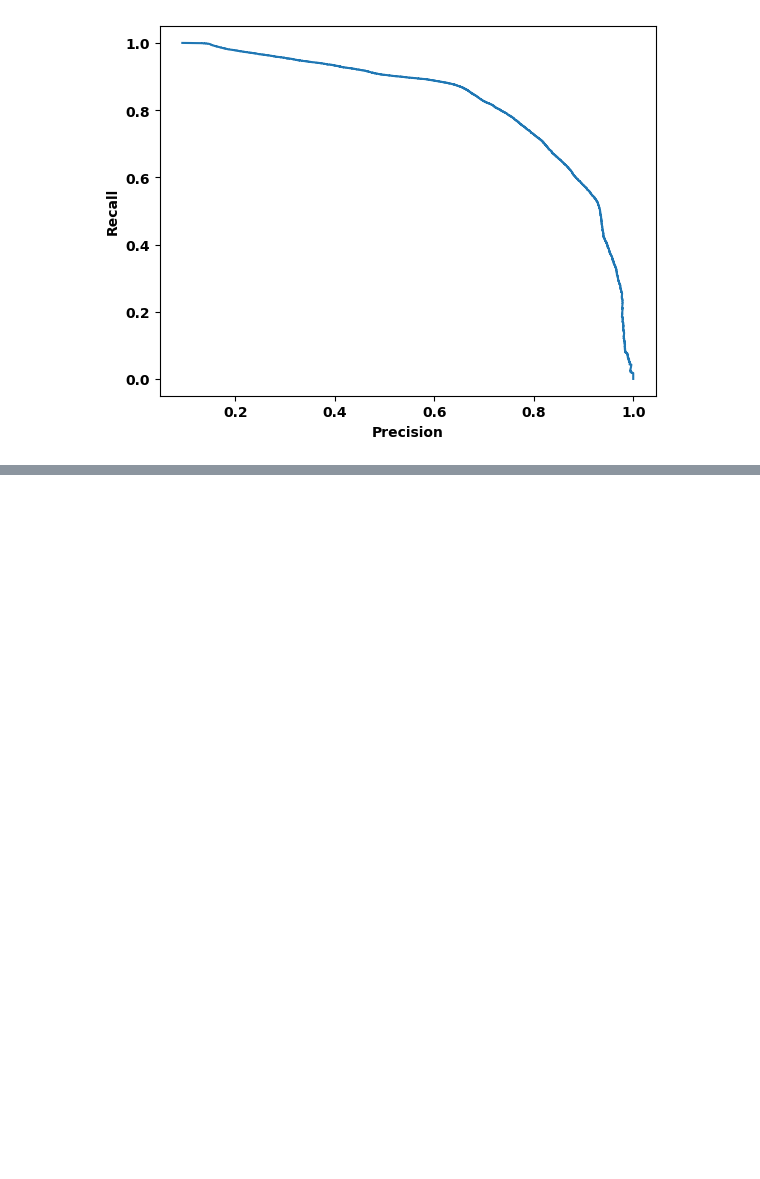
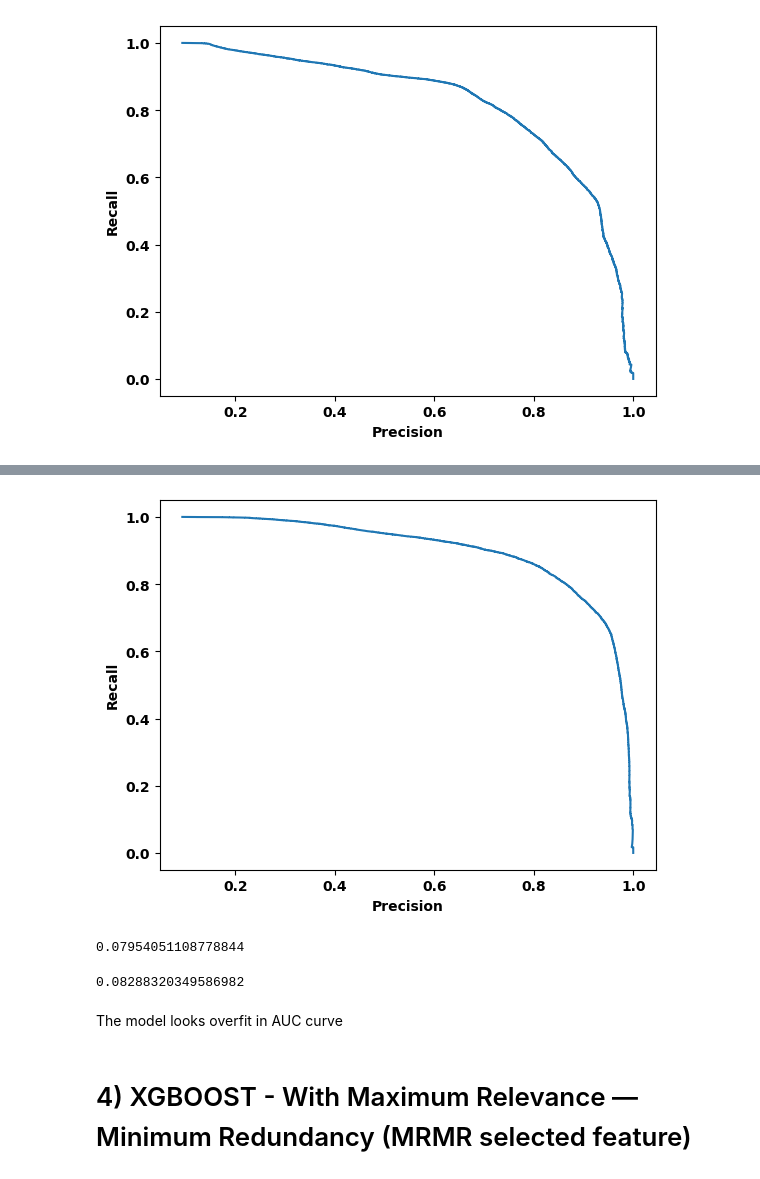
Before and after one commit to Elaveni16/Data-science, a Jupyter notebook: Capstone 2/WSDM - KKBox's Churn Prediction Challenge/notebooks/Modeling.ipynb, the cells around one changed output, grey strips where cells are left out. Drawn from its saved outputs; the diff is of its cells as text; code cells hidden in the pictures; blank space fills up the shorter version.

```diff
--- a/Capstone 2/WSDM - KKBox's Churn Prediction Challenge/notebooks/Modeling.ipynb
+++ b/Capstone 2/WSDM - KKBox's Churn Prediction Challenge/notebooks/Modeling.ipynb
@@ -394,0 +518,8 @@ recall, ROC_auc are better with XGboost compared to Random forest
+# %%
+precision, recall, _ = precision_recall_curve(y_test, y_pred_proba_test[:,1])
+plt.plot(precision, recall)
+plt.xlabel('Precision')
+plt.ylabel('Recall')
+plt.show()
+# %% [output]
+[figure, added]
@@ -394,0 +532,12 @@ recall, ROC_auc are better with XGboost compared to Random forest
+# %%
+train_log_loss
+# %% [output]
+0.07954051108778844
+# %%
+test_log_loss
+# %% [output]
+0.08288320349586982
+# %% [markdown]
+The model looks overfit in AUC curve
+# %% [markdown]
+# 4) XGBOOST - With Maximum Relevance — Minimum Redundancy (MRMR selected feature)
```
Also changed, not shown: parts of 43 cells of this notebook, 10 other files.
